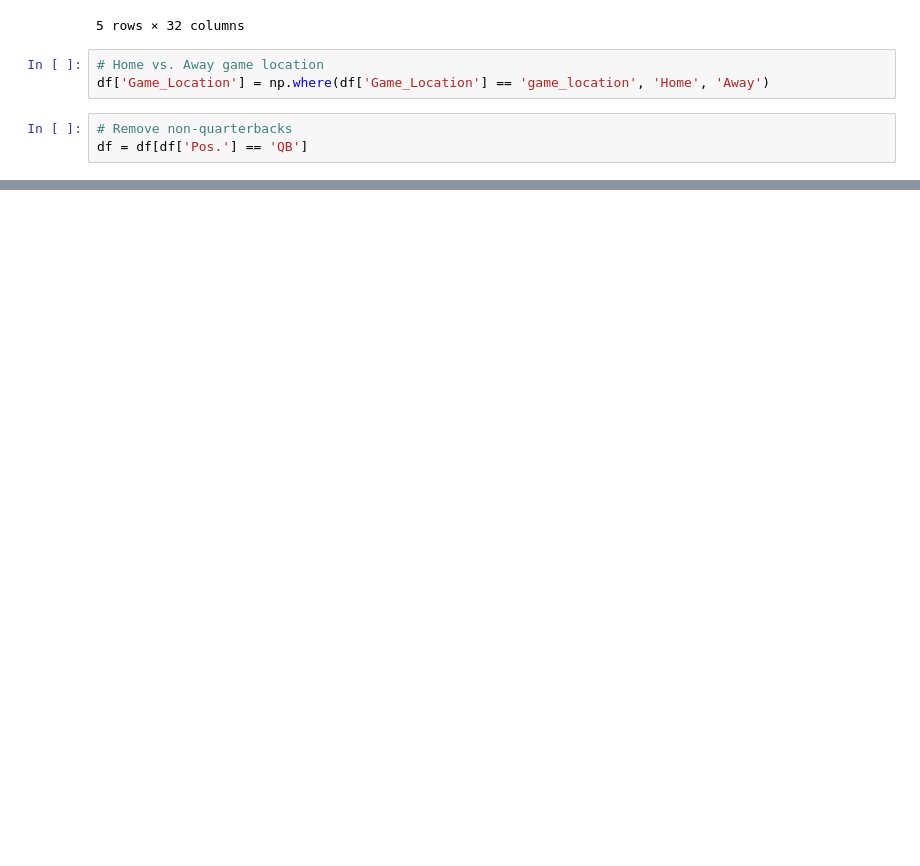
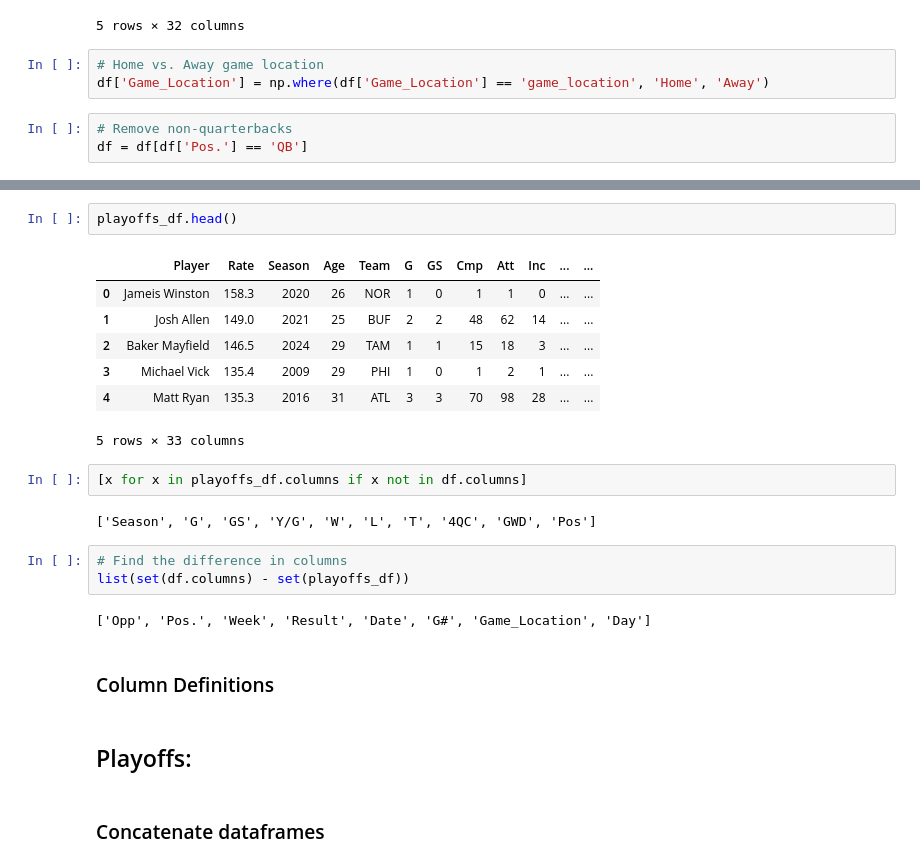
Before and after one commit to nick-bruno/QBR-Blog-Post, a Jupyter notebook: Blog_5/statheads_cleaning.ipynb, the cells around one changed output, grey strips where cells are left out. Cells and saved outputs as stored; diff of their text form; blank space fills up the shorter version.

```diff
--- a/Blog_5/statheads_cleaning.ipynb
+++ b/Blog_5/statheads_cleaning.ipynb
@@ -38,0 +80,26 @@ df.shape
+# %%
+playoffs_df.head()
+# %% [output]
+|  | Player | Rate | Season | Age | Team | G | GS | Cmp | Att | Inc | ... | ... |
+| 0 | Jameis Winston | 158.3 | 2020 | 26 | NOR | 1 | 0 | 1 | 1 | 0 | ... | ... |
+| 1 | Josh Allen | 149.0 | 2021 | 25 | BUF | 2 | 2 | 48 | 62 | 14 | ... | ... |
+| 2 | Baker Mayfield | 146.5 | 2024 | 29 | TAM | 1 | 1 | 15 | 18 | 3 | ... | ... |
+| 3 | Michael Vick | 135.4 | 2009 | 29 | PHI | 1 | 0 | 1 | 2 | 1 | ... | ... |
+| 4 | Matt Ryan | 135.3 | 2016 | 31 | ATL | 3 | 3 | 70 | 98 | 28 | ... | ... |
+5 rows × 33 columns
+# %%
+[x for x in playoffs_df.columns if x not in df.columns]
+# %% [output]
+['Season', 'G', 'GS', 'Y/G', 'W', 'L', 'T', '4QC', 'GWD', 'Pos']
+# %%
+# Find the difference in columns
+list(set(df.columns) - set(playoffs_df))
+# %% [output]
+['Opp', 'Pos.', 'Week', 'Result', 'Date', 'G#', 'Game_Location', 'Day']
+# %% [markdown]
+### Column Definitions
+# %% [markdown]
+Playoffs:
+-
+# %% [markdown]
+### Concatenate dataframes
```
Also changed, not shown: parts of 10 cells of this notebook, 2 other files.
